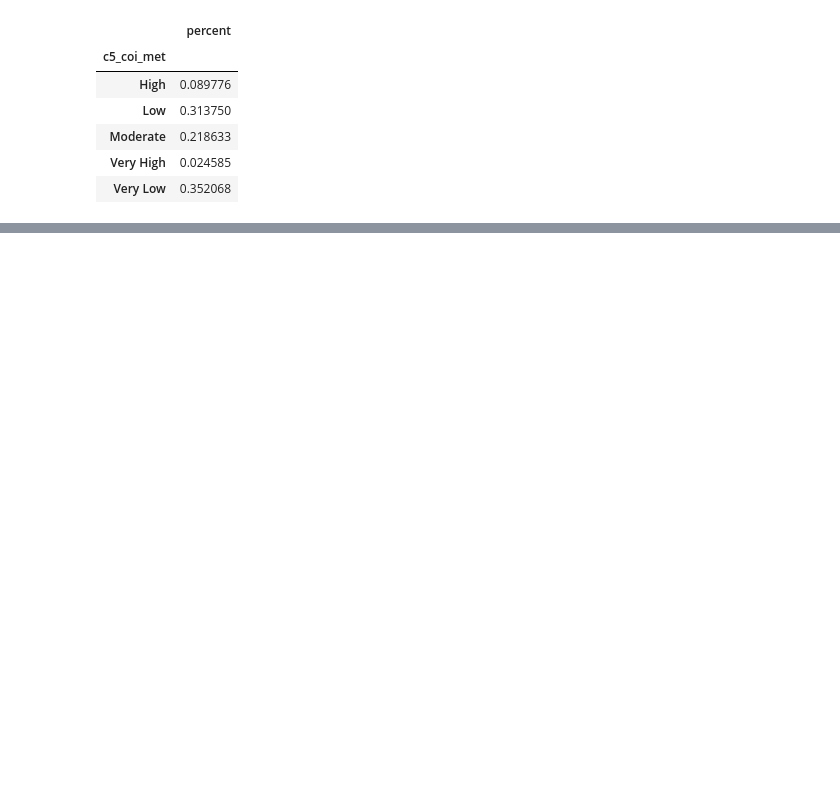
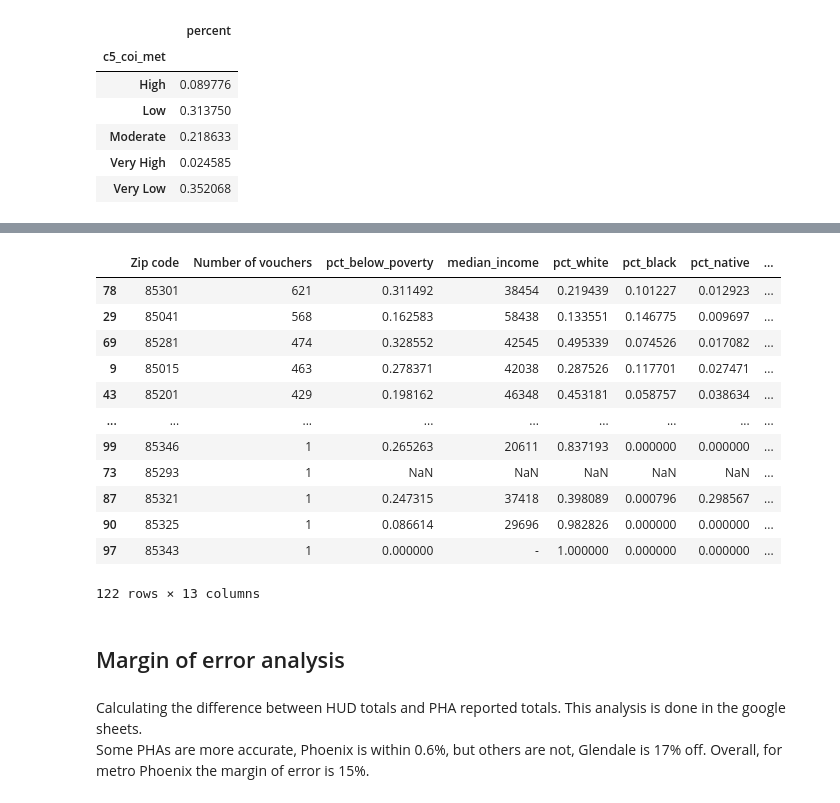
Before and after one commit to amyq96/quick-analyses, a Jupyter notebook: section-8/analyze-voucher-zips.ipynb, the cells around one changed output, grey strips where cells are left out. Drawn from its saved outputs; the diff is of its cells as text; code cells hidden in the pictures; blank space fills up the shorter version.

```diff
--- a/section-8/analyze-voucher-zips.ipynb
+++ b/section-8/analyze-voucher-zips.ipynb
@@ -321,0 +346,23 @@ vouchers_coi.groupby('c5_coi_met').agg({'percent':'sum'})
+# %%
+#racial composition of top 5 voucher zip codes
+vouchers_sorted
+# %% [output]
+|  | Zip code | Number of vouchers | pct_below_poverty | median_income | pct_white | pct_black | pct_native | ... |
+| 78 | 85301 | 621 | 0.311492 | 38454 | 0.219439 | 0.101227 | 0.012923 | ... |
+| 29 | 85041 | 568 | 0.162583 | 58438 | 0.133551 | 0.146775 | 0.009697 | ... |
+| 69 | 85281 | 474 | 0.328552 | 42545 | 0.495339 | 0.074526 | 0.017082 | ... |
+| 9 | 85015 | 463 | 0.278371 | 42038 | 0.287526 | 0.117701 | 0.027471 | ... |
+| 43 | 85201 | 429 | 0.198162 | 46348 | 0.453181 | 0.058757 | 0.038634 | ... |
+| ... | ... | ... | ... | ... | ... | ... | ... | ... |
+| 99 | 85346 | 1 | 0.265263 | 20611 | 0.837193 | 0.000000 | 0.000000 | ... |
+| 73 | 85293 | 1 | NaN | NaN | NaN | NaN | NaN | ... |
+| 87 | 85321 | 1 | 0.247315 | 37418 | 0.398089 | 0.000796 | 0.298567 | ... |
+| 90 | 85325 | 1 | 0.086614 | 29696 | 0.982826 | 0.000000 | 0.000000 | ... |
+| 97 | 85343 | 1 | 0.000000 | - | 1.000000 | 0.000000 | 0.000000 | ... |
+122 rows × 13 columns
+# %% [markdown]
+## Margin of error analysis
+# %% [markdown]
+Calculating the difference between HUD totals and PHA reported totals. This analysis is done in the google sheets.
+<br>
+Some PHAs are more accurate, Phoenix is within 0.6%, but others are not, Glendale is 17% off. Overall, for metro Phoenix the margin of error is 15%.
```
Also changed, not shown: parts of 29 cells of this notebook.
